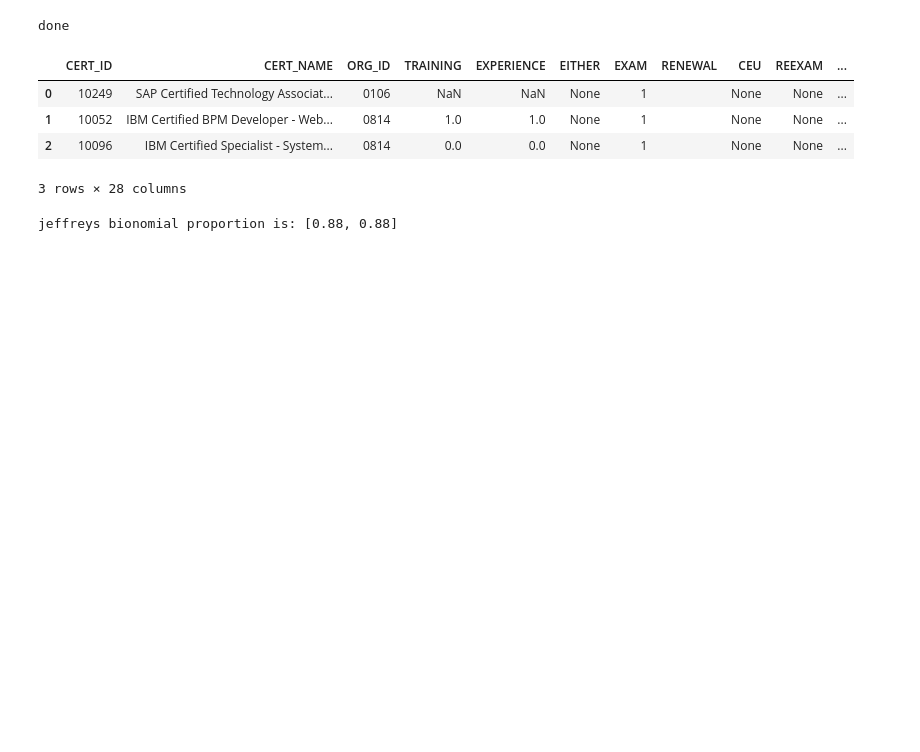
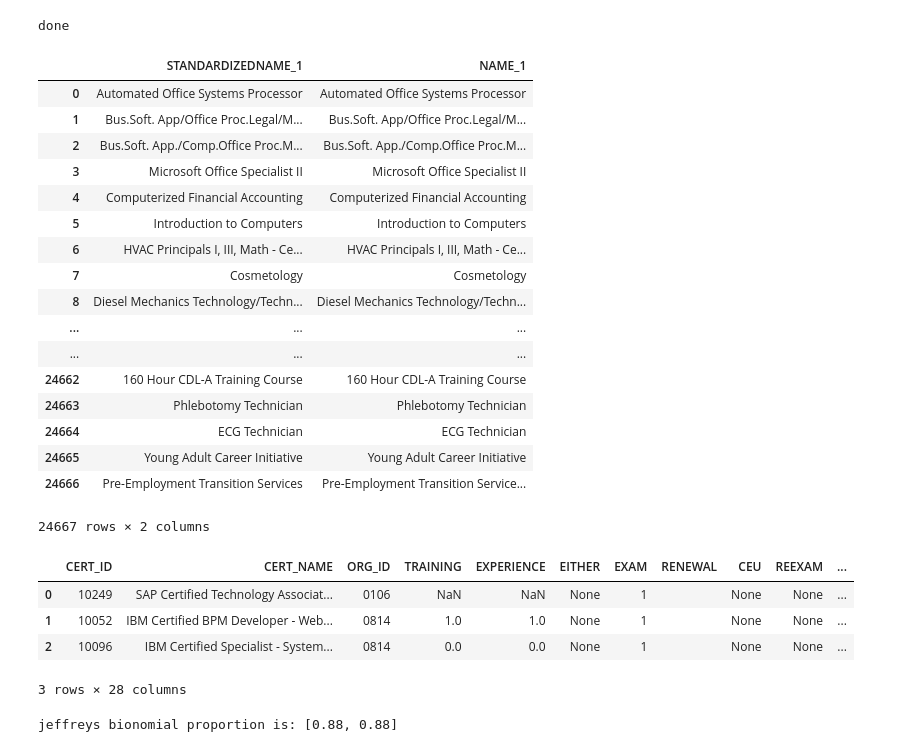
Before and after one commit to newjersey/d4ad_standardization, a Jupyter notebook: D4AD_Standardization/notebooks/5.0-kpr-Progam_Course_NAME.ipynb, the cells around one changed output. Cells and saved outputs as stored; diff of their text form; code cells hidden in the pictures; blank space fills up the shorter version.

Commit message:
(WIP) In the process of making multi string match against acroymn replacement work, got it working on NAME_1 but complains about how i reference STANDARDIZEDNAME_1

```diff
--- a/D4AD_Standardization/notebooks/5.0-kpr-Progam_Course_NAME.ipynb
+++ b/D4AD_Standardization/notebooks/5.0-kpr-Progam_Course_NAME.ipynb
@@ -254,6 +294,55 @@ print('done')
 #sum([1 for label in labelling_widget.new_labels if label != None])
 # %% [output]
 done
+# %%
+# Now we do a mass search and replace on STANDARDIZED_NAME_1 and STANDRADIZED_NAME with the labels that we have
+
+# We follow this overflow thread
+# see: https://stackoverflow.com/a/48887382/3662899
+
+# First, construct an label to abbreviation dictionary
+label_mapper =\
+    pd.DataFrame(
+        {
+            "abbreviation": \
+abbreviations_to_label.abbreviation[: last_labeled_index].values,
+            "expanded": expanded_labels[:last_labeled_index]
+        }
+    )
+copy_over_index = (label_mapper.expanded == "No Label") | (label_mapper.expanded == "Submit.")
+label_mapper.expanded[copy_over_index] =\
+    label_mapper.abbreviation[copy_over_index]
+rep_dict = dict(zip(label_mapper.abbreviation, label_mapper.expanded))
+
+pattern = re.compile("|".join([re.escape(k) for k in rep_dict.keys()]), re.M)
+
+def multiple_replace(string):
+    return pattern.sub(lambda x: rep_dict[x.group(0)], string)
+
+#the_df['MULTI_REPLACE_STANDARDIZEDNAME_1'] =\
+#    the_df['STANDARDIZEDNAME_1'].map(multiple_replace)
+
+#the_df.loc[['MULTI_REPLACE_STANDARDIZEDNAME_1', 'STANDARDIZEDNAME_1']]
+#the_df[['STANDARDIZEDNAME_1', 'NAME_1']]
+# %% [output]
+|  | STANDARDIZEDNAME_1 | NAME_1 |
+| 0 | Automated Office Systems Processor | Automated Office Systems Processor |
+| 1 | Bus.Soft. App/Office Proc.Legal/M... | Bus.Soft. App/Office Proc.Legal/M... |
+| 2 | Bus.Soft. App./Comp.Office Proc.M... | Bus.Soft. App./Comp.Office Proc.M... |
+| 3 | Microsoft Office Specialist II | Microsoft Office Specialist II |
+| 4 | Computerized Financial Accounting | Computerized Financial Accounting |
+| 5 | Introduction to Computers | Introduction to Computers |
+| 6 | HVAC Principals I, III, Math - Ce... | HVAC Principals I, III, Math - Ce... |
+| 7 | Cosmetology | Cosmetology |
+| 8 | Diesel Mechanics Technology/Techn... | Diesel Mechanics Technology/Techn... |
+| ... | ... | ... |
+| ... | ... | ... |
+| 24662 | 160 Hour CDL-A Training Course | 160 Hour CDL-A Training Course |
+| 24663 | Phlebotomy Technician | Phlebotomy Technician |
+| 24664 | ECG Technician | ECG Technician |
+| 24665 | Young Adult Career Initiative | Young Adult Career Initiative |
+| 24666 | Pre-Employment Transition Services | Pre-Employment Transition Service... |
+24667 rows × 2 columns
 # %%
 
 # Here we ingest Career One Stop certifications
```
Also changed, not shown: parts of 5 cells of this notebook.
